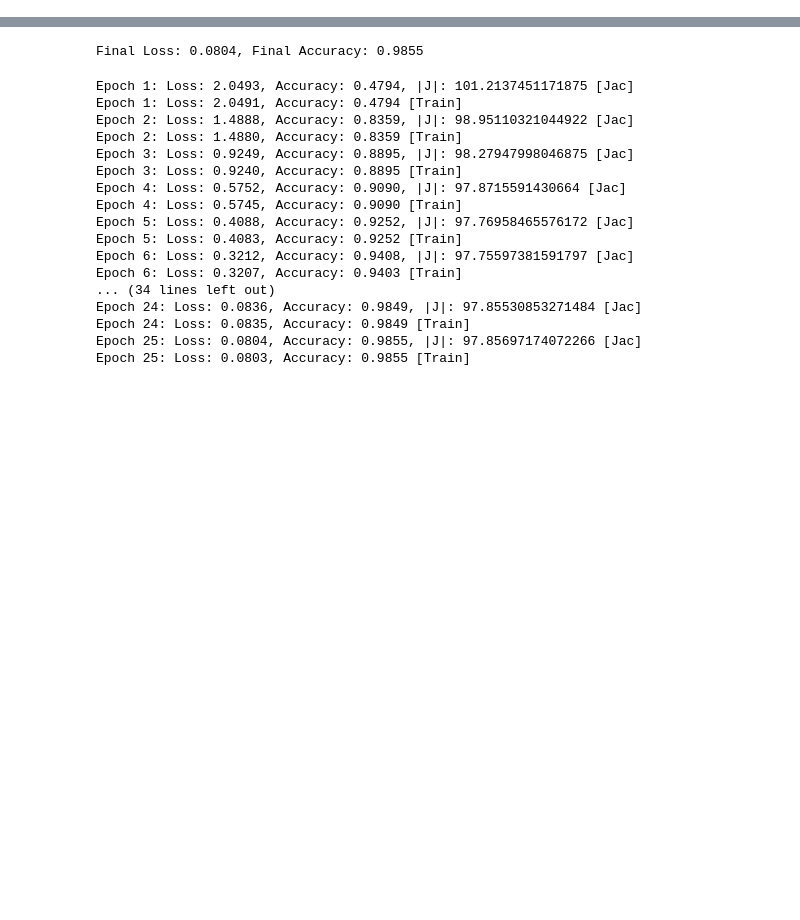
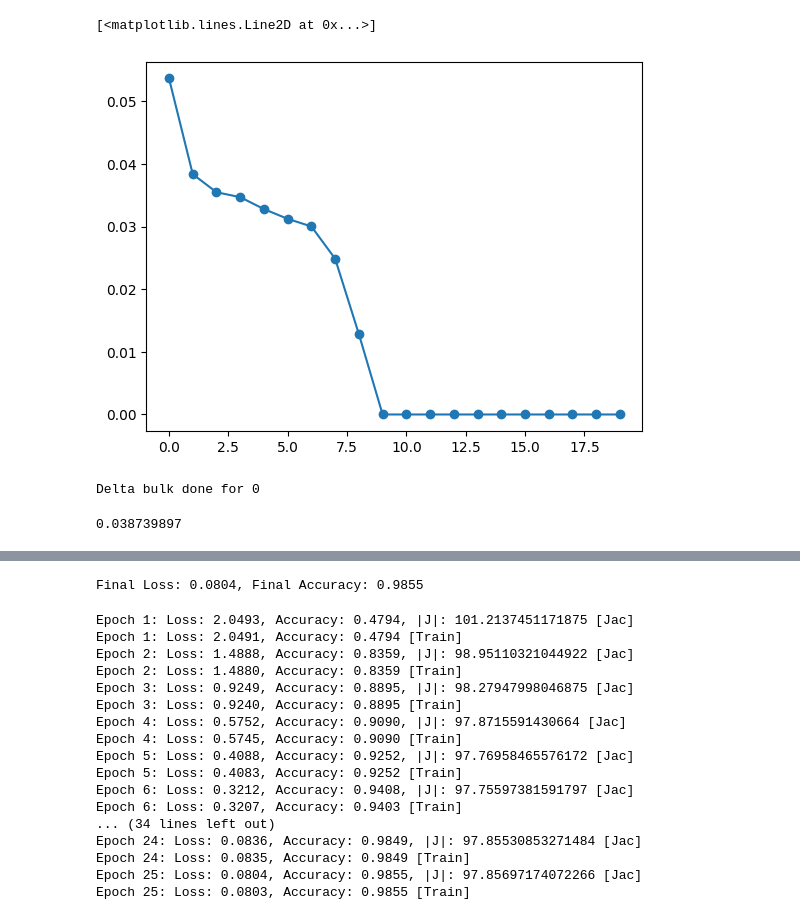
Before and after one commit to EleutherAI/basin-volume, a Jupyter notebook: jacobian.ipynb, the cells around one changed output, grey strips where cells are left out. Drawn from its saved outputs; the diff is of its cells as text; code cells hidden in the pictures; blank space fills up the shorter version.

```diff
--- a/jacobian.ipynb
+++ b/jacobian.ipynb
@@ -106,0 +399,25 @@ X, Y = X[:trimmed_len], Y[:trimmed_len]
+# %%
+delta_bulks = []
+for i in trange(10):
+    print(f"Training for {i}")
+    key = jax.random.key(seed + i)
+    params = model.init(key, X)
+    raveled_params, unravel = ravel_pytree(params)
+    mycfg = TrainConfig(num_epochs=25, optimizer="sgd", lr=0.01)
+
+    J, (metrics, state) = jac_fn(raveled_params, X, Y, model.apply, mycfg, unravel)
+    final_params, (metrics, state) = train(raveled_params, X, Y, model.apply, mycfg, unravel)
+    delta = final_params - raveled_params
+
+    loss, acc = metrics
+    print(f"Training done for {i}\n Final Loss: {loss[-1]:.4f}, Final Accuracy: {acc[-1]:.4f}")
+
+    J_torch = torch.from_numpy(np.array(J)).cuda()
+    u_torch, s_torch, vt_torch = torch.linalg.svd(J_torch)
+    print(f"SVD done for {i}")
+
+    s = jnp.array(s_torch.cpu().numpy())
+    vt = jnp.array(vt_torch.cpu().numpy())
+    bulk = jnp.abs(s) < 1e-4
+    delta_bulk = vt[:, bulk] @ (vt[:, bulk].T @ delta)
+    delta_bulks.append(delta_bulk)
@@ -106,0 +513,20 @@ X, Y = X[:trimmed_len], Y[:trimmed_len]
+# %%
+
+plt.plot(s[:20], 'o-')
+# %% [output]
+[<matplotlib.lines.Line2D at 0x...>]
+[figure, added]
+# %%
+# convert s and vt to jax
+s = jnp.array(s_torch.cpu().numpy())
+vt = jnp.array(vt_torch.cpu().numpy())
+bulk = jnp.abs(s) < 1e-4
+delta_bulk = vt[:, bulk] @ (vt[:, bulk].T @ delta)
+delta_bulks.append(delta_bulk)
+print(f"Delta bulk done for {i}")
+# %% [output]
+Delta bulk done for 0
+# %%
+print(jnp.linalg.norm(delta_bulks[0]) / jnp.linalg.norm(delta))
+# %% [output]
+0.038739897
```
Also changed, not shown: parts of 76 cells of this notebook, 2 other files.
